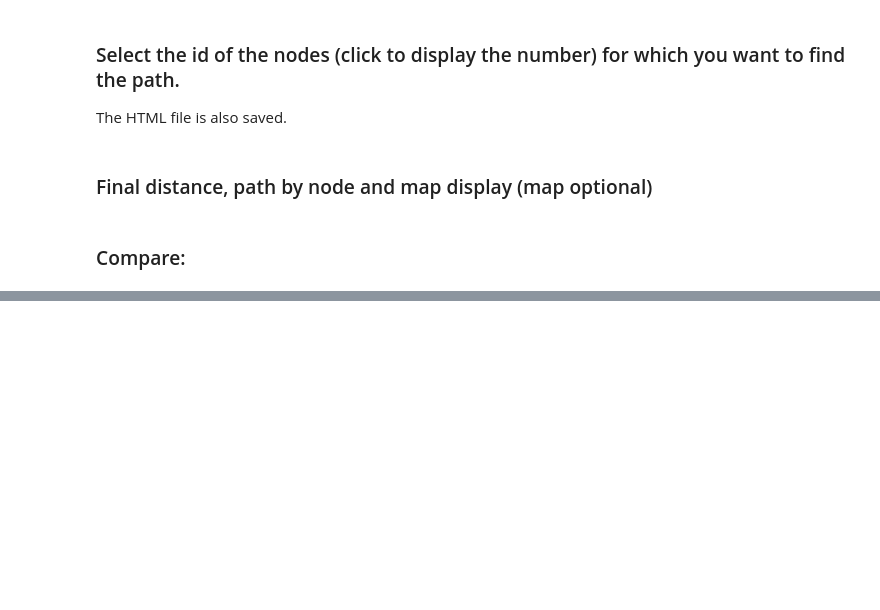
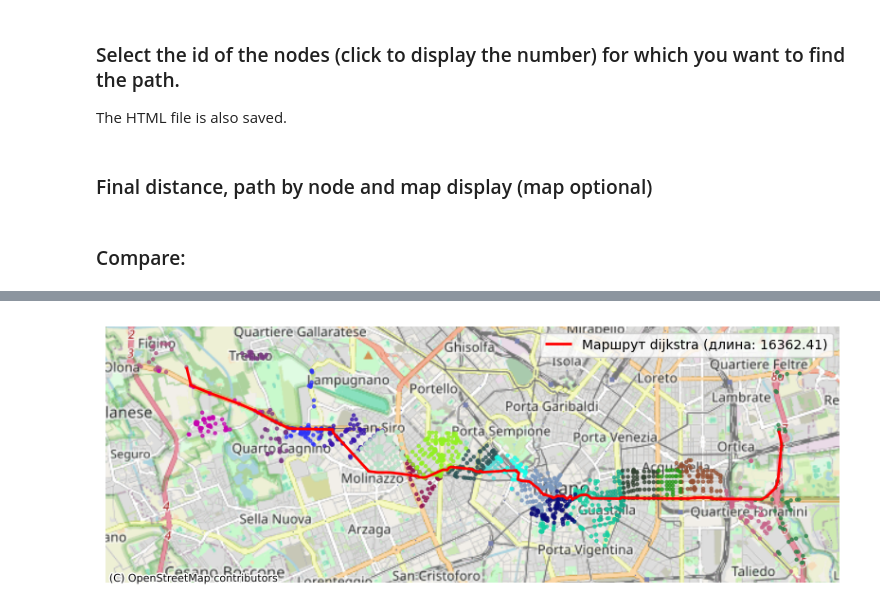
Before and after one commit to NikitaNikolaevich/graph-topology-in-routing-problems, a Jupyter notebook: examples/examples.ipynb, the cells around one changed output, grey strips where cells are left out. Drawn from its saved outputs; the diff is of its cells as text; code cells hidden in the pictures; blank space fills up the shorter version.

```diff
--- a/examples/examples.ipynb
+++ b/examples/examples.ipynb
@@ -66,0 +75,4 @@ graphModel.draw_path(nodes=path, visible=True)
+# %%
+graphModel.draw_path_through_clusters(from_node, to_node)
+# %% [output]
+[figure, added]
```
Also changed, not shown: parts of 9 cells of this notebook, 1 other file.
